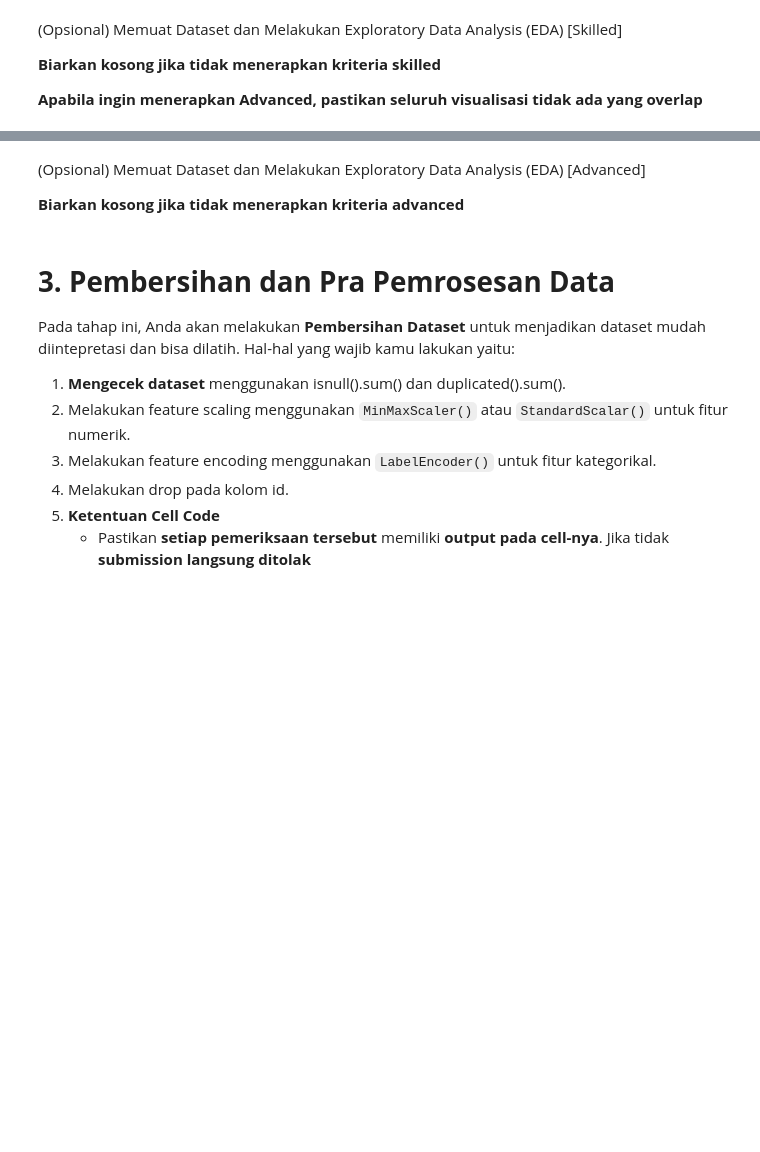
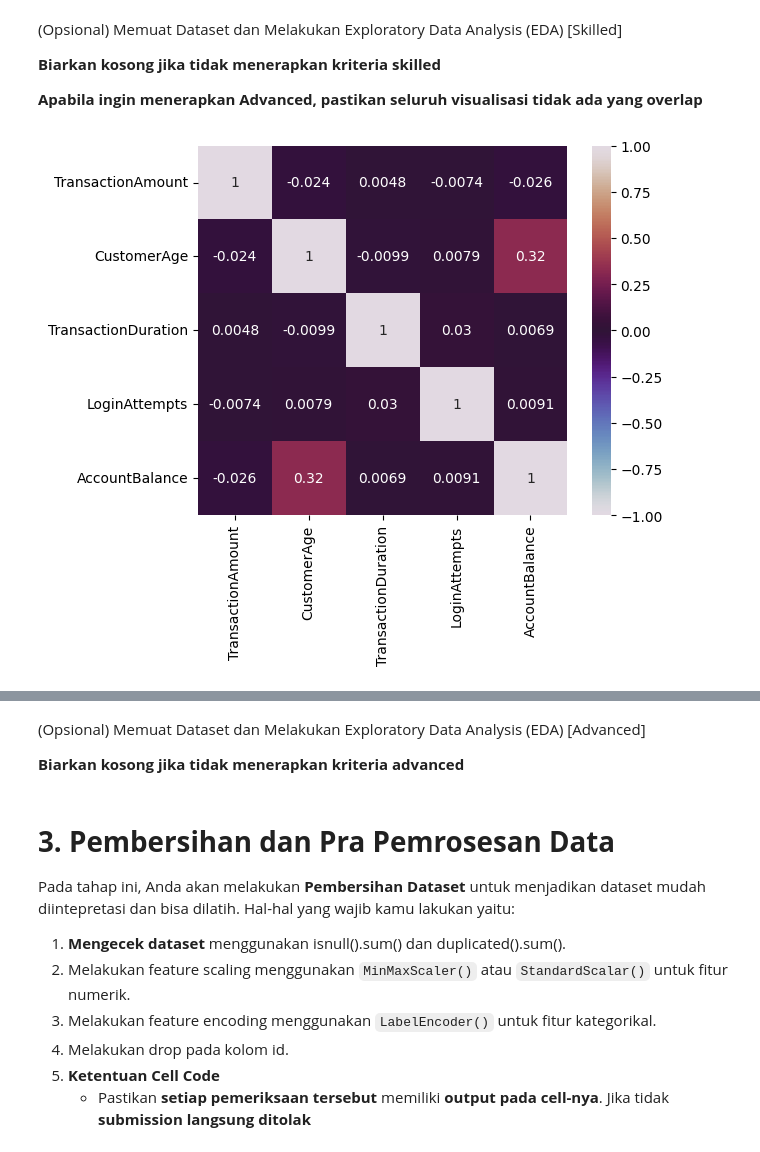
Before and after one commit to bluga404/ml-project-dicoding, a Jupyter notebook: [Clustering]_Submission_Akhir_BMLP_Walker_Valentinus_Simanjuntak.ipynb, the cells around one changed output, grey strips where cells are left out. Cells and saved outputs as stored; diff of their text form; code cells hidden in the pictures; blank space fills up the shorter version.

```diff
--- a/[Clustering]_Submission_Akhir_BMLP_Walker_Valentinus_Simanjuntak.ipynb
+++ b/[Clustering]_Submission_Akhir_BMLP_Walker_Valentinus_Simanjuntak.ipynb
@@ -69,2 +70,6 @@ Kriteria 1 akan diterima ketika Anda menggunakan fungsi yang diminta tanpa menam
+# %%
+# Load data
+url='https://docs.google.com/spreadsheets/d/e/2PACX-1vTbg5WVW6W3c8SPNUGc3A3AL-AG32TPEQGpdzARfNICMsLFI0LQj0jporhsLCeVhkN5AoRsTkn08AYl/pub?output=csv'
+df = pd.read_csv(url)
 # %%
 # Tampilkan 5 baris pertama dengan function head.
@@ -80,3 +123,5 @@ Kriteria 1 akan diterima ketika Anda menggunakan fungsi yang diminta tanpa menam
 **Apabila ingin menerapkan Advanced, pastikan seluruh visualisasi tidak ada yang overlap**
 # %%
 # Menampilkan korelasi antar fitur (Opsional Skilled 1)
+numCols = df.select_dtypes(include=[np.number]).columns.tolist()
+catCols = df.select_dtypes(include=['object']).columns.tolist()
@@ -84,0 +128,14 @@ Kriteria 1 akan diterima ketika Anda menggunakan fungsi yang diminta tanpa menam
+# %%
+numDf = df[numCols]
+corr = numDf.corr()
+
+axis_corr = sns.heatmap(
+corr,
+vmin=-1, vmax=1, center=0, cmap='twilight',
+annot=True,
+square=True
+)
+
+plt.show()
+# %% [output]
+[figure, added]
```
Also changed, not shown: parts of 10 cells of this notebook, 2 other files.
